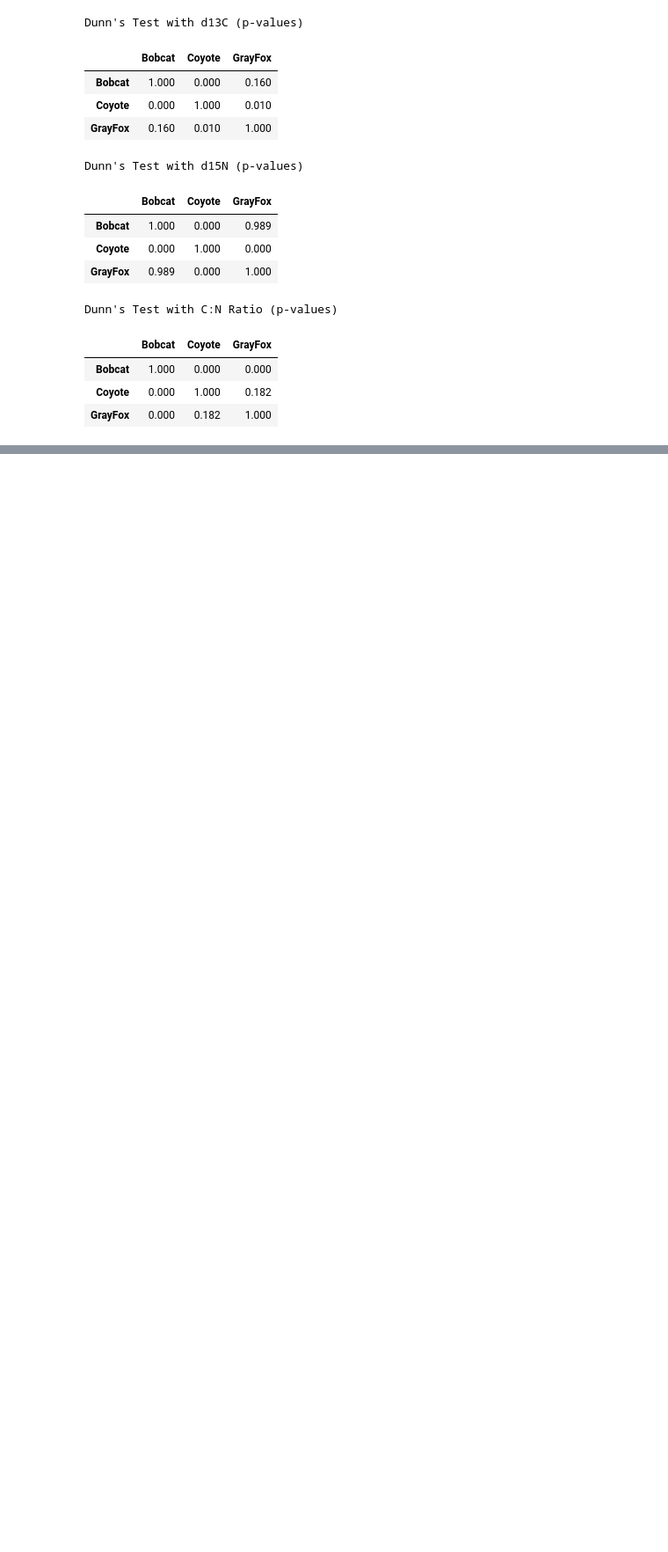
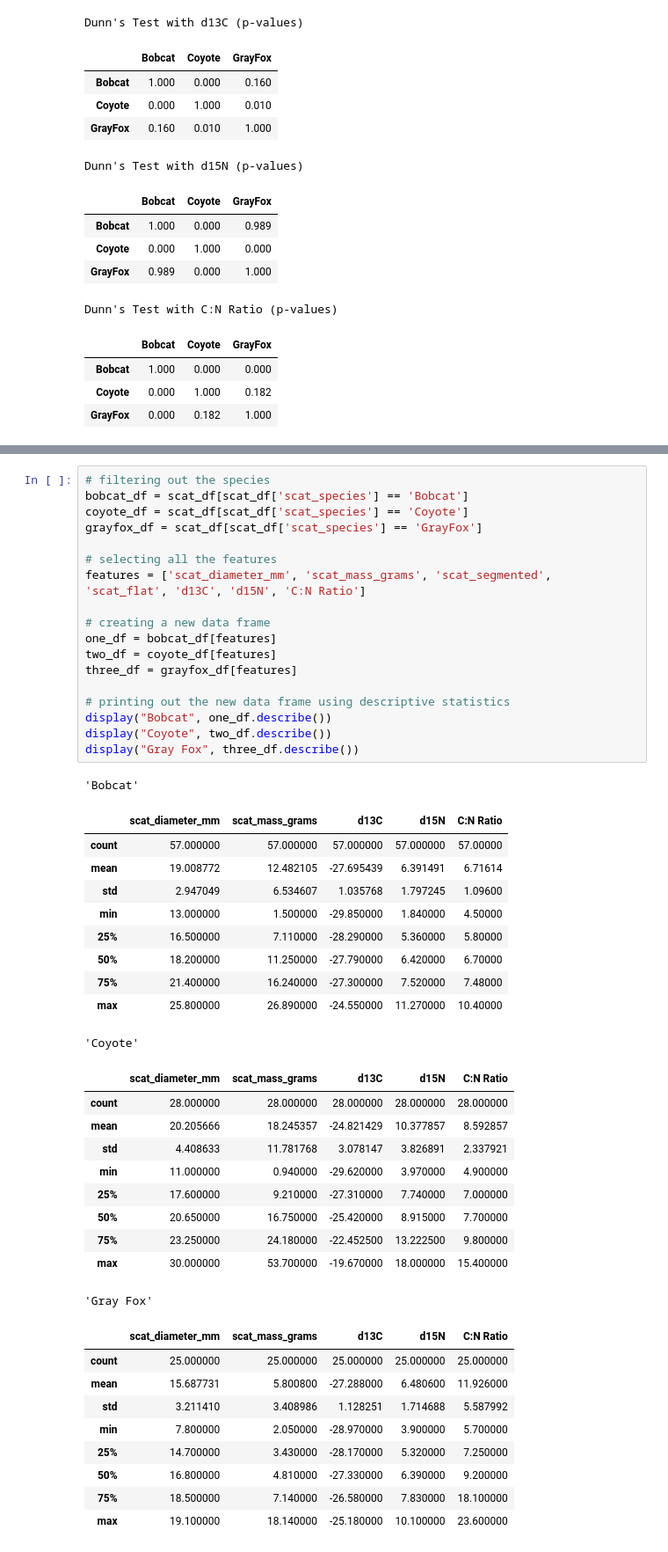
Before and after one commit to chowdhuryj-github/BobcatsCoyotesFoxes, a Jupyter notebook: lab/Midterm_Project_JIC.ipynb, the cells around one changed output, grey strips where cells are left out. Shown: that part at 88% size. Cells and saved outputs as stored; diff of their text form; blank space fills up the shorter version.

```diff
--- a/lab/Midterm_Project_JIC.ipynb
+++ b/lab/Midterm_Project_JIC.ipynb
@@ -897,0 +909,49 @@ Dunn's Test with C:N Ratio (p-values)
+# %%
+# filtering out the species
+bobcat_df = scat_df[scat_df['scat_species'] == 'Bobcat']
+coyote_df = scat_df[scat_df['scat_species'] == 'Coyote']
+grayfox_df = scat_df[scat_df['scat_species'] == 'GrayFox']
+
+# selecting all the features
+features = ['scat_diameter_mm', 'scat_mass_grams', 'scat_segmented', 'scat_flat', 'd13C', 'd15N', 'C:N Ratio']
+
+# creating a new data frame
+one_df = bobcat_df[features]
+two_df = coyote_df[features]
+three_df = grayfox_df[features]
+
+# printing out the new data frame using descriptive statistics
+display("Bobcat", one_df.describe())
+display("Coyote", two_df.describe())
+display("Gray Fox", three_df.describe())
+# %% [output]
+'Bobcat'
+|  | scat_diameter_mm | scat_mass_grams | d13C | d15N | C:N Ratio |
+| count | 57.000000 | 57.000000 | 57.000000 | 57.000000 | 57.00000 |
+| mean | 19.008772 | 12.482105 | -27.695439 | 6.391491 | 6.71614 |
+| std | 2.947049 | 6.534607 | 1.035768 | 1.797245 | 1.09600 |
+| min | 13.000000 | 1.500000 | -29.850000 | 1.840000 | 4.50000 |
+| 25% | 16.500000 | 7.110000 | -28.290000 | 5.360000 | 5.80000 |
+| 50% | 18.200000 | 11.250000 | -27.790000 | 6.420000 | 6.70000 |
+| 75% | 21.400000 | 16.240000 | -27.300000 | 7.520000 | 7.48000 |
+| max | 25.800000 | 26.890000 | -24.550000 | 11.270000 | 10.40000 |
+'Coyote'
+|  | scat_diameter_mm | scat_mass_grams | d13C | d15N | C:N Ratio |
+| count | 28.000000 | 28.000000 | 28.000000 | 28.000000 | 28.000000 |
+| mean | 20.205666 | 18.245357 | -24.821429 | 10.377857 | 8.592857 |
+| std | 4.408633 | 11.781768 | 3.078147 | 3.826891 | 2.337921 |
+| min | 11.000000 | 0.940000 | -29.620000 | 3.970000 | 4.900000 |
+| 25% | 17.600000 | 9.210000 | -27.310000 | 7.740000 | 7.000000 |
+| 50% | 20.650000 | 16.750000 | -25.420000 | 8.915000 | 7.700000 |
+| 75% | 23.250000 | 24.180000 | -22.452500 | 13.222500 | 9.800000 |
+| max | 30.000000 | 53.700000 | -19.670000 | 18.000000 | 15.400000 |
+'Gray Fox'
+|  | scat_diameter_mm | scat_mass_grams | d13C | d15N | C:N Ratio |
+| count | 25.000000 | 25.000000 | 25.000000 | 25.000000 | 25.000000 |
+| mean | 15.687731 | 5.800800 | -27.288000 | 6.480600 | 11.926000 |
+| std | 3.211410 | 3.408986 | 1.128251 | 1.714688 | 5.587992 |
+| min | 7.800000 | 2.050000 | -28.970000 | 3.900000 | 5.700000 |
+| 25% | 14.700000 | 3.430000 | -28.170000 | 5.320000 | 7.250000 |
+| 50% | 16.800000 | 4.810000 | -27.330000 | 6.390000 | 9.200000 |
+| 75% | 18.500000 | 7.140000 | -26.580000 | 7.830000 | 18.100000 |
+| max | 19.100000 | 18.140000 | -25.180000 | 10.100000 | 23.600000 |
```
Also changed, not shown: parts of 2 cells of this notebook, 10 other files.
